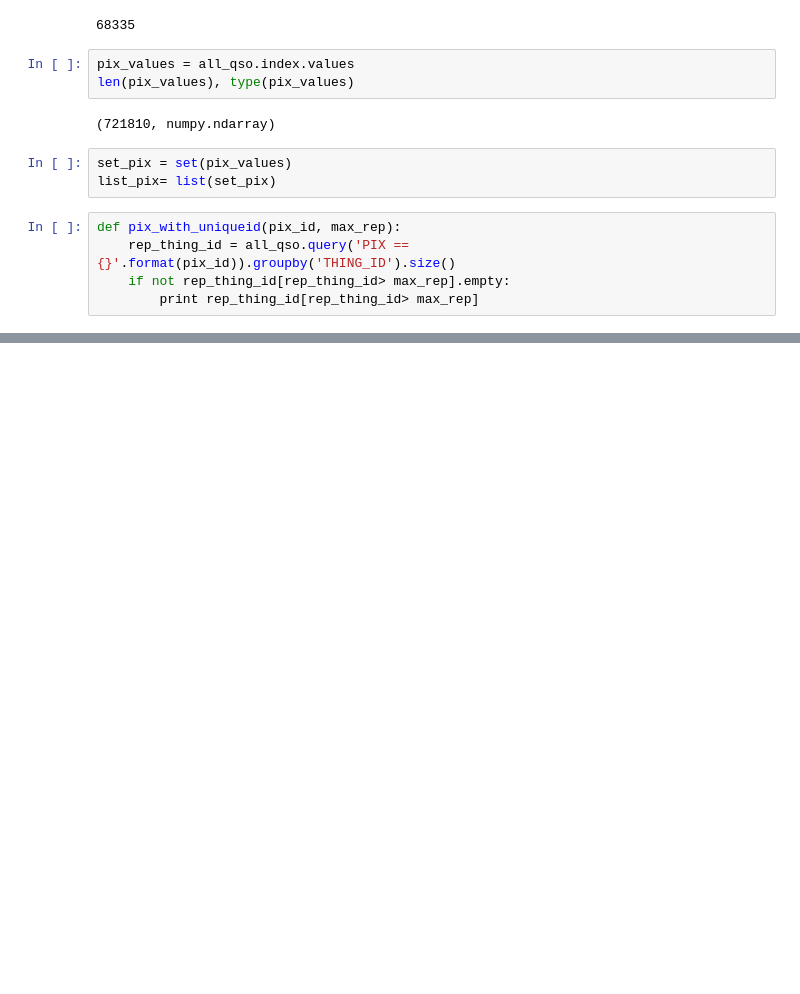
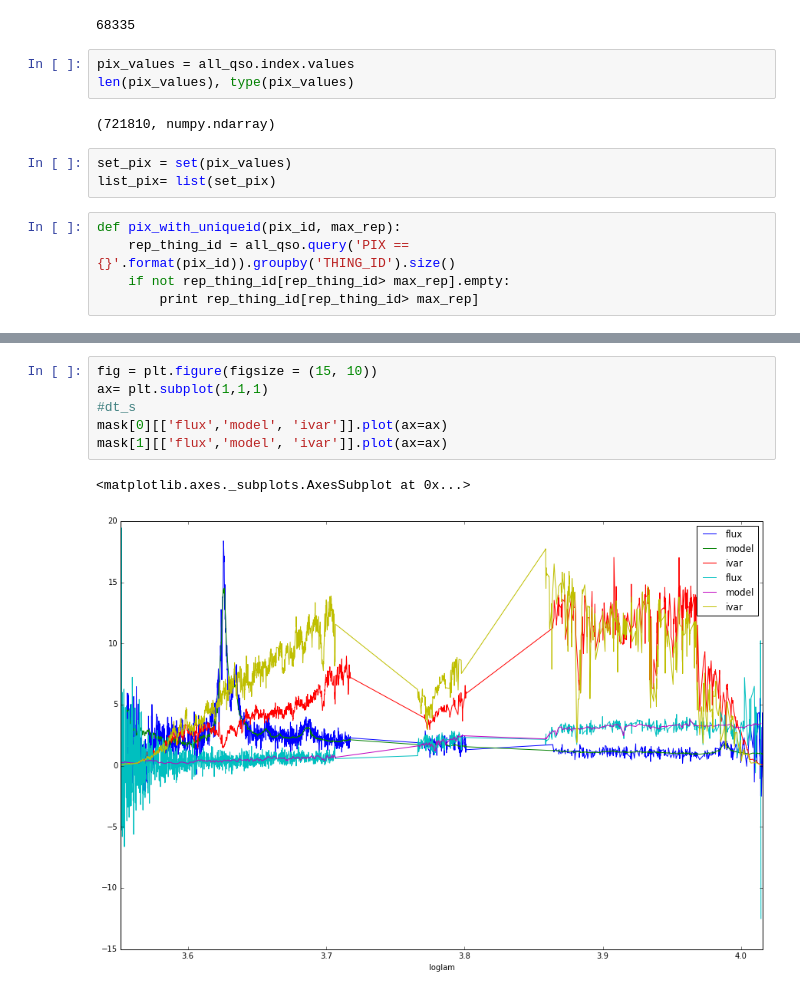
Before and after one commit to slosar/ForetFusion, a Jupyter notebook: sdss_catalog.ipynb, the cells around one changed output, grey strips where cells are left out. Cells and saved outputs as stored; diff of their text form; blank space fills up the shorter version.

```diff
--- a/sdss_catalog.ipynb
+++ b/sdss_catalog.ipynb
@@ -195,0 +287,9 @@ all_qso.query('THING_ID == 341840093')
+# %%
+fig = plt.figure(figsize = (15, 10))
+ax= plt.subplot(1,1,1)
+#dt_s
+mask[0][['flux','model', 'ivar']].plot(ax=ax)
+mask[1][['flux','model', 'ivar']].plot(ax=ax)
+# %% [output]
+<matplotlib.axes._subplots.AxesSubplot at 0x...>
+[figure, added]
```
Also changed, not shown: parts of 11 cells of this notebook.
